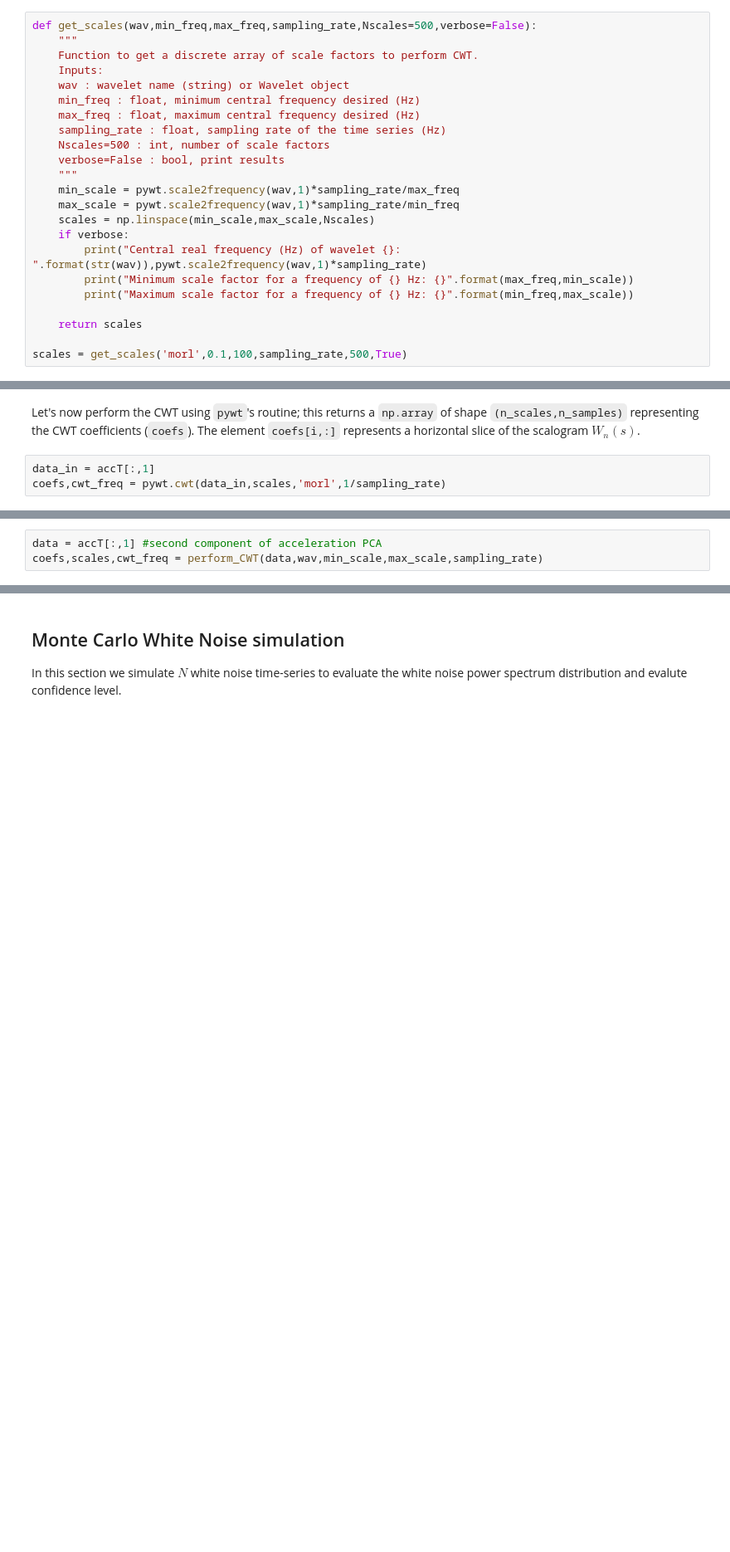
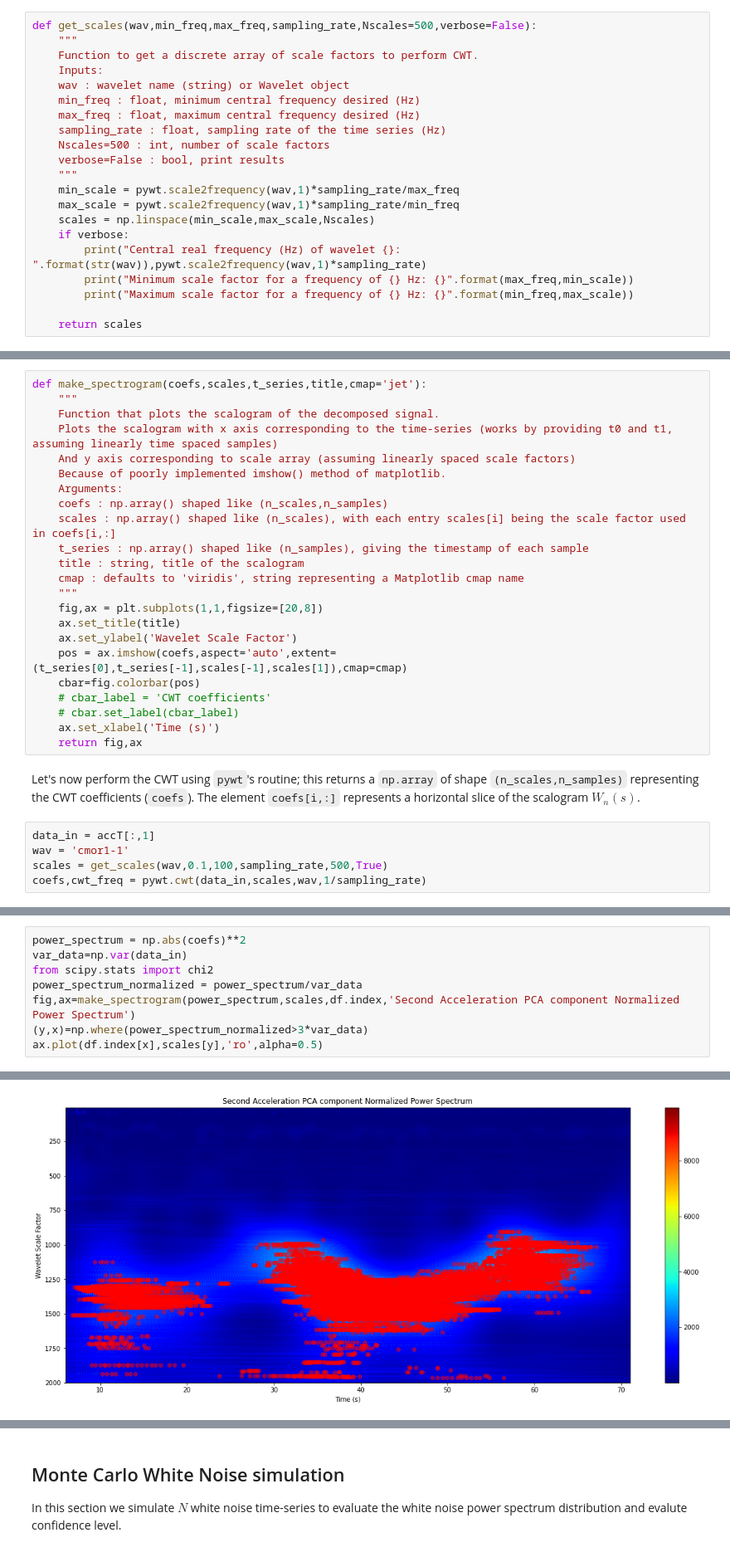
Before and after one commit to zanocrate/LCP_projects_Y4, a Jupyter notebook: Project.ipynb, the cells around one changed output, grey strips where cells are left out. Shown at 83% size. Drawn from its saved outputs; the diff is of its cells as text; blank space fills up the shorter version.

```diff
--- a/Project.ipynb
+++ b/Project.ipynb
@@ -429,5 +429,3 @@ def get_scales(wav,min_freq,max_freq,sampling_rate,Nscales=500,verbose=False):
         print("Maximum scale factor for a frequency of {} Hz: {}".format(min_freq,max_scale))
 
     return scales
-
-scales = get_scales('morl',0.1,100,sampling_rate,500,True)
@@ -438,5 +432,30 @@ Maximum scale factor for a frequency of 0.1 Hz: 1625.0
+# %%
+def make_spectrogram(coefs,scales,t_series,title,cmap='jet'):
+    """
+    Function that plots the scalogram of the decomposed signal.
+    Plots the scalogram with x axis corresponding to the time-series (works by providing t0 and t1, assuming linearly time spaced samples)
+    And y axis corresponding to scale array (assuming linearly spaced scale factors)
+    Because of poorly implemented imshow() method of matplotlib.
+    Arguments:
+    coefs : np.array() shaped like (n_scales,n_samples)
+    scales : np.array() shaped like (n_scales), with each entry scales[i] being the scale factor used in coefs[i,:]
+    t_series : np.array() shaped like (n_samples), giving the timestamp of each sample
+    title : string, title of the scalogram
+    cmap : defaults to 'viridis', string representing a Matplotlib cmap name
+    """
+    fig,ax = plt.subplots(1,1,figsize=[20,8])
+    ax.set_title(title)
+    ax.set_ylabel('Wavelet Scale Factor')
+    pos = ax.imshow(coefs,aspect='auto',extent=(t_series[0],t_series[-1],scales[-1],scales[1]),cmap=cmap)
+    cbar=fig.colorbar(pos)
+    # cbar_label = 'CWT coefficients'
+    # cbar.set_label(cbar_label)
+    ax.set_xlabel('Time (s)')
+    return fig,ax
 # %% [markdown]
 Let's now perform the CWT using `pywt`'s routine; this returns a `np.array` of shape `(n_scales,n_samples)` representing the CWT coefficients (`coefs`). The element `coefs[i,:]` represents a horizontal slice of the scalogram $W_n(s)$.
 # %%
 data_in = accT[:,1]
-coefs,cwt_freq = pywt.cwt(data_in,scales,'morl',1/sampling_rate)
+wav = 'cmor1-1'
+scales = get_scales(wav,0.1,100,sampling_rate,500,True)
+coefs,cwt_freq = pywt.cwt(data_in,scales,wav,1/sampling_rate)
@@ -477,3 +465,0 @@ def plot_spectrogram(coefs,scales,t_series,name,absolute=True,cmap='viridis',pea
-# %%
-data = accT[:,1] #second component of acceleration PCA
-coefs,scales,cwt_freq = perform_CWT(data,wav,min_scale,max_scale,sampling_rate)
@@ -552,0 +466,9 @@ plot_spectrogram(coefs,scales,df.index,'Second Acceleration PCA component',peaks
+# %%
+power_spectrum = np.abs(coefs)**2
+var_data=np.var(data_in)
+from scipy.stats import chi2
+power_spectrum_normalized = power_spectrum/var_data
+fig,ax=make_spectrogram(power_spectrum,scales,df.index,'Second Acceleration PCA component Normalized Power Spectrum')
+(y,x)=np.where(power_spectrum_normalized>3*var_data)
+ax.plot(df.index[x],scales[y],'ro',alpha=0.5)
+# %% [output]
@@ -552,0 +476 @@ plot_spectrogram(coefs,scales,df.index,'Second Acceleration PCA component',peaks
+[figure, added]
```
Also changed, not shown: parts of 11 cells of this notebook, 1 other file.
